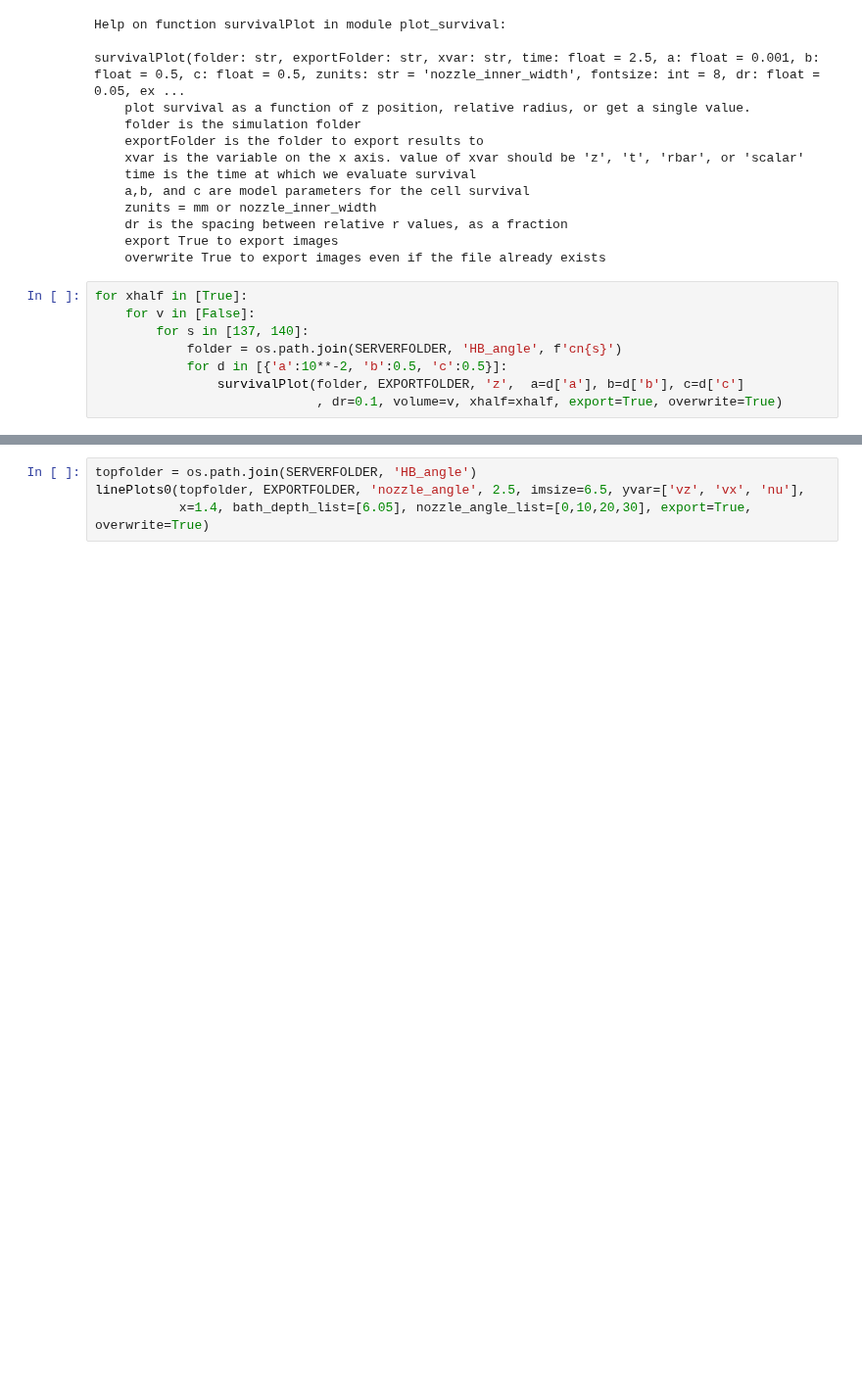
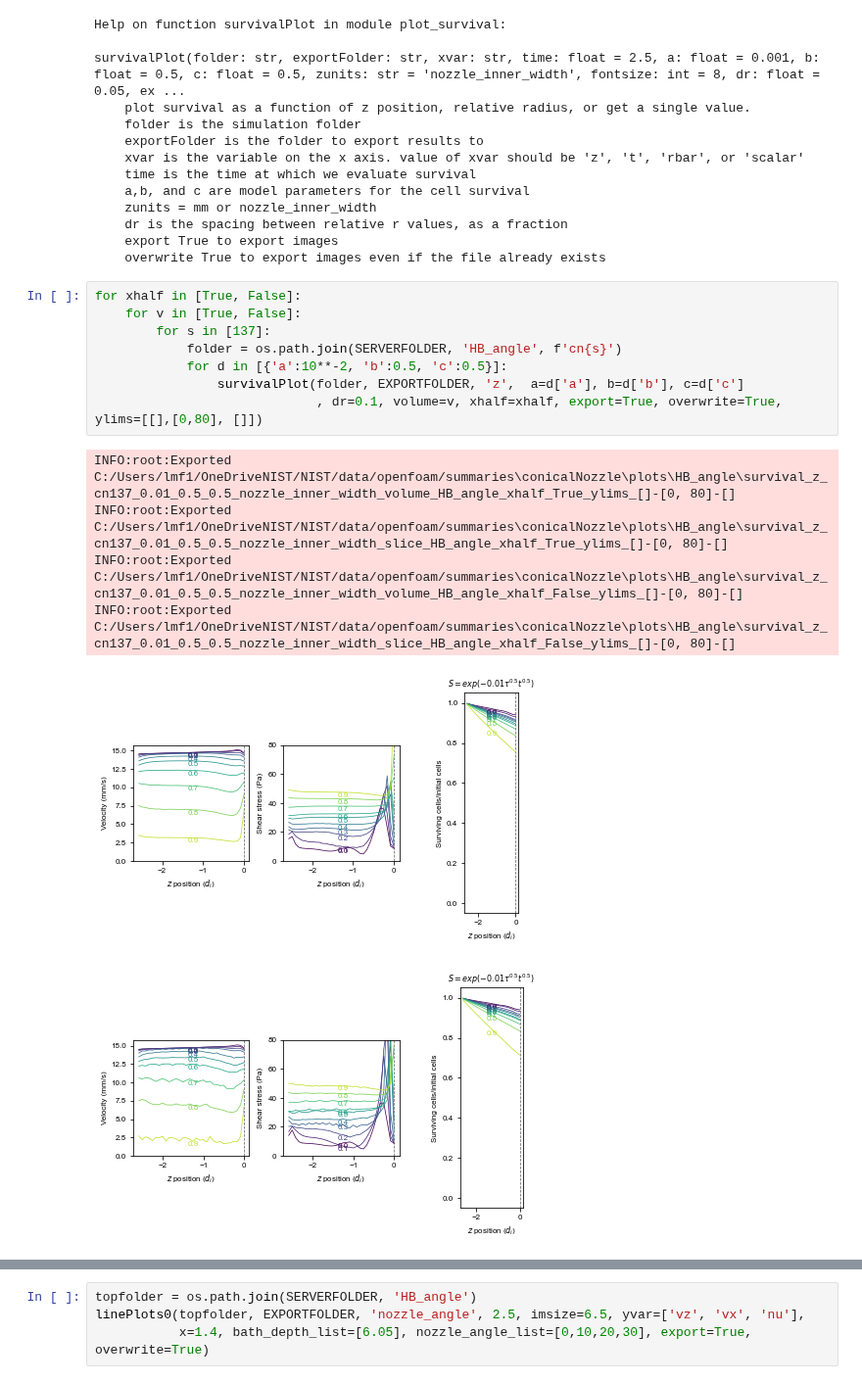
Before and after one commit to usnistgov/openfoamEmbedded3DP, a Jupyter notebook: jupyter_notebooks/interfacemetrics_conicalNozzle.ipynb, the cells around one changed output, grey strips where cells are left out. Shown at 98% size. Cells and saved outputs as stored; diff of their text form; blank space fills up the shorter version.

```diff
--- a/jupyter_notebooks/interfacemetrics_conicalNozzle.ipynb
+++ b/jupyter_notebooks/interfacemetrics_conicalNozzle.ipynb
@@ -125,10 +125,17 @@ survivalPlot(folder: str, exportFolder: str, xvar: str, time: float = 2.5, a: fl
     export True to export images
     overwrite True to export images even if the file already exists
 # %%
-for xhalf in [True]:
-    for v in [False]:
-        for s in [137, 140]:
+for xhalf in [True, False]:
+    for v in [True, False]:
+        for s in [137]:
             folder = os.path.join(SERVERFOLDER, 'HB_angle', f'cn{s}')
             for d in [{'a':10**-2, 'b':0.5, 'c':0.5}]:
                 survivalPlot(folder, EXPORTFOLDER, 'z',  a=d['a'], b=d['b'], c=d['c']
-                             , dr=0.1, volume=v, xhalf=xhalf, export=True, overwrite=True)
+                             , dr=0.1, volume=v, xhalf=xhalf, export=True, overwrite=True, ylims=[[],[0,80], []])
+# %% [output]
+INFO:root:Exported C:/Users/lmf1/OneDriveNIST/NIST/data/openfoam/summaries\conicalNozzle\plots\HB_angle\survival_z_cn137_0.01_0.5_0.5_nozzle_inner_width_volume_HB_angle_xhalf_True_ylims_[]-[0, 80]-[]
+INFO:root:Exported C:/Users/lmf1/OneDriveNIST/NIST/data/openfoam/summaries\conicalNozzle\plots\HB_angle\survival_z_cn137_0.01_0.5_0.5_nozzle_inner_width_slice_HB_angle_xhalf_True_ylims_[]-[0, 80]-[]
+INFO:root:Exported C:/Users/lmf1/OneDriveNIST/NIST/data/openfoam/summaries\conicalNozzle\plots\HB_angle\survival_z_cn137_0.01_0.5_0.5_nozzle_inner_width_volume_HB_angle_xhalf_False_ylims_[]-[0, 80]-[]
+INFO:root:Exported C:/Users/lmf1/OneDriveNIST/NIST/data/openfoam/summaries\conicalNozzle\plots\HB_angle\survival_z_cn137_0.01_0.5_0.5_nozzle_inner_width_slice_HB_angle_xhalf_False_ylims_[]-[0, 80]-[]
+[figure, added]
+[figure, added]
```
Also changed, not shown: parts of 2 cells of this notebook, 5 other files.
